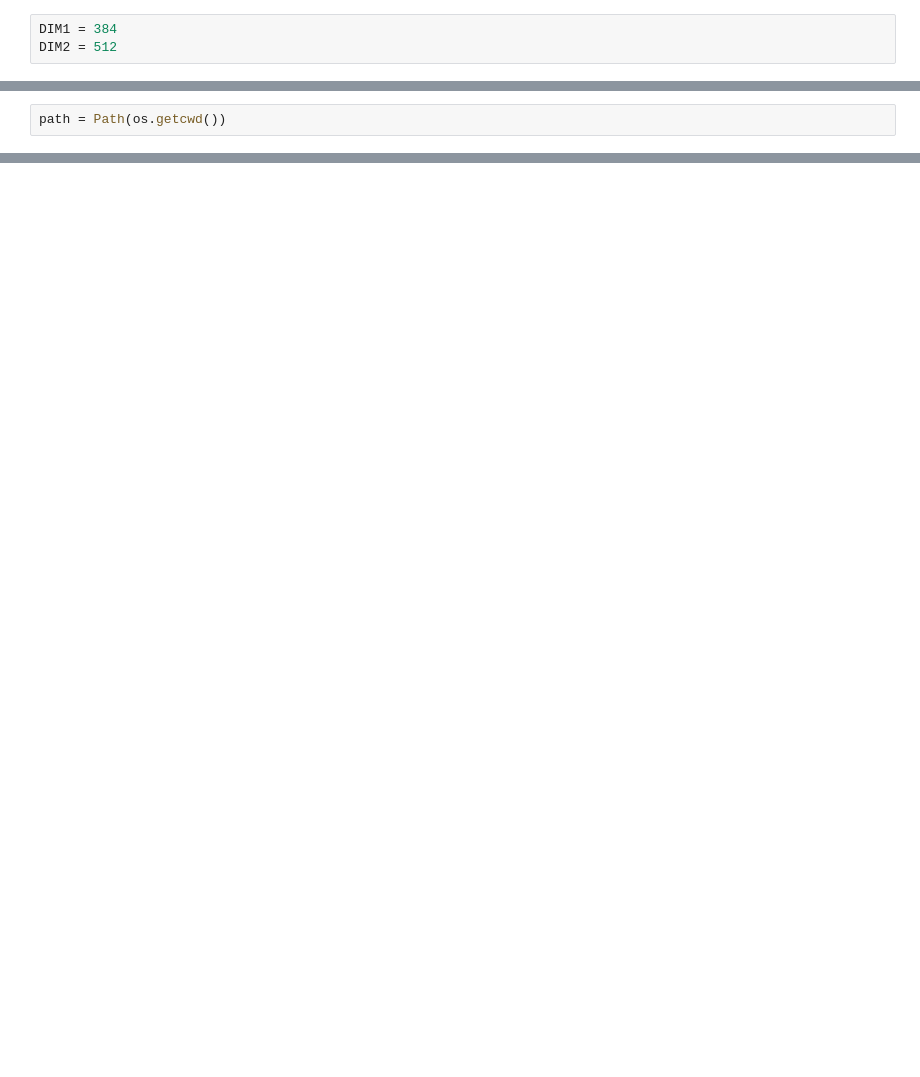
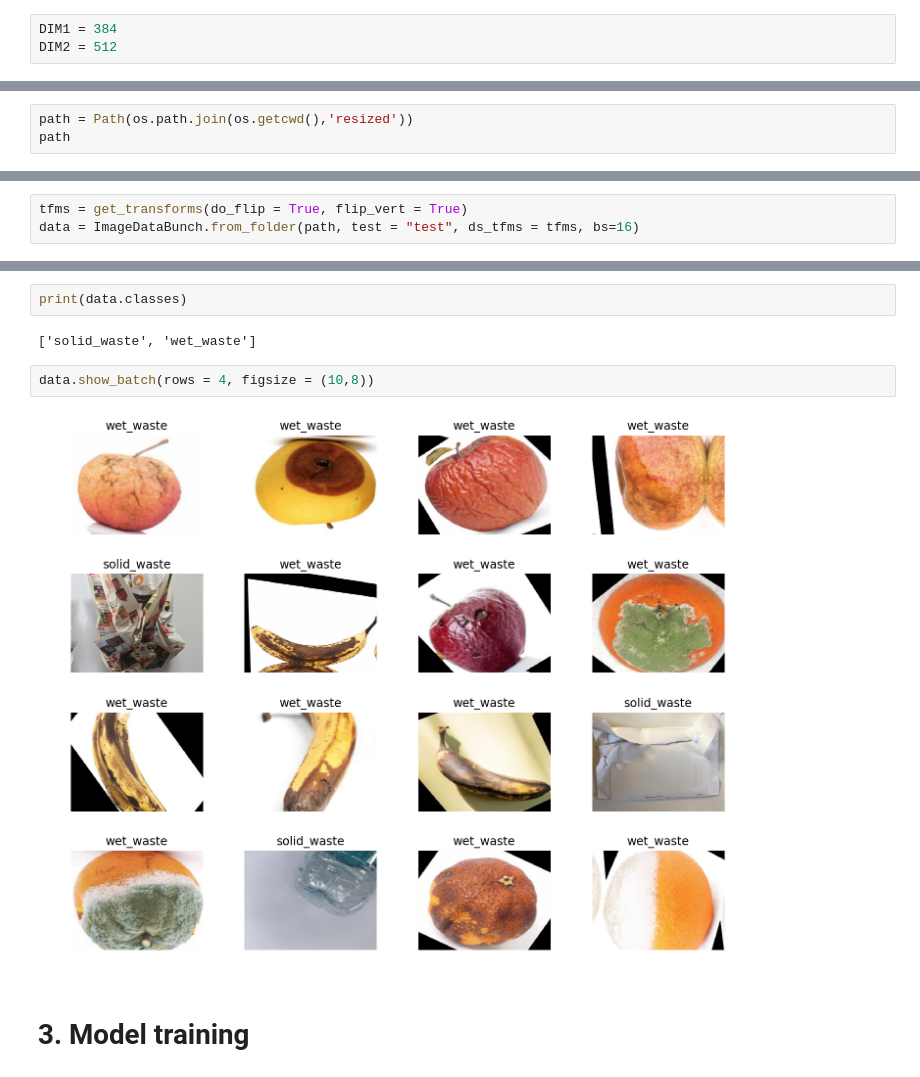
Before and after one commit to vipulSharma18/Hack-indore, a Jupyter notebook: hi_classifier.ipynb, the cells around one changed output, grey strips where cells are left out. Drawn from its saved outputs; the diff is of its cells as text; blank space fills up the shorter version.

```diff
--- a/hi_classifier.ipynb
+++ b/hi_classifier.ipynb
@@ -93,3 +117,4 @@ DIM2 = 512
 # %%
-path = Path(os.getcwd())
+path = Path(os.path.join(os.getcwd(),'resized'))
+path
 # %% [output]
@@ -96,0 +122,3 @@ NameError: name 'Path' is not defined
+# %%
+tfms = get_transforms(do_flip = True, flip_vert = True)
+data = ImageDataBunch.from_folder(path, test = "test", ds_tfms = tfms, bs=16)
@@ -96,0 +145,10 @@ NameError: name 'Path' is not defined
+# %%
+print(data.classes)
+# %% [output]
+['solid_waste', 'wet_waste']
+# %%
+data.show_batch(rows = 4, figsize = (10,8))
+# %% [output]
+[figure, added]
+# %% [markdown]
+# 3. Model training
```
Also changed, not shown: parts of 16 cells of this notebook.
